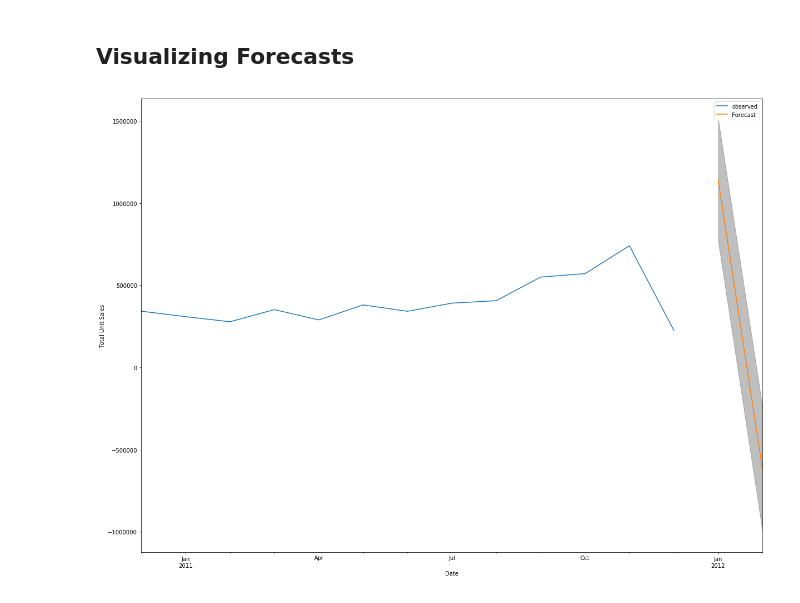
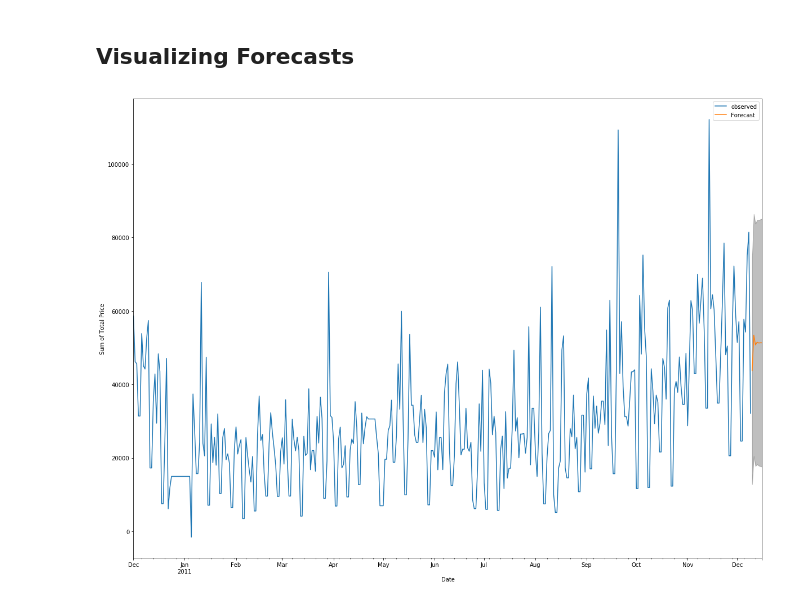
Before and after one commit to prideloki/til-arima-online-retail, a Jupyter notebook: online-retail-ARIMA.ipynb, the cells around one changed output. Saved outputs shown, nothing was run; the diff lists cells and outputs as text; code cells hidden in the pictures.

```diff
--- a/online-retail-ARIMA.ipynb
+++ b/online-retail-ARIMA.ipynb
@@ -53,6 +53,7 @@ online_retail.head()
 | 4 | 536365 | 84029E | RED WOOLLY HOTTIE WHITE HEART. | 6 | 2010-12-01 08:26:00 | 3.39 | 17850.0 | United Kingdom |
 # %%
 online_retail['InvoiceDate'] = online_retail['InvoiceDate'].astype('datetime64[ns]')
+online_retail['TotalPrice'] = online_retail['Quantity'] * online_retail['UnitPrice']
 # %%
 online_retail.head()
 # %% [output]
@@ -108,4 +110,4 @@ online_retail[online_retail['CustomerID'].isnull()]
 online_retail.set_index('InvoiceDate', inplace=True)
 # %%
 # http://pandas.pydata.org/pandas-docs/stable/timeseries.html#offset-aliases
-y = online_retail['Quantity'].resample('MS').sum()
+y = online_retail['TotalPrice'].resample('D').sum()
@@ -305,23 +317,23 @@ The dynamic forecast results lower MSE than the one-step ahead
 # %% [markdown]
 ## Visualizing Forecasts
 # %%
-pred_uc = results.get_forecast(steps=2)
+pred_uc = results.get_forecast(steps=7)
 
 pred_ci = pred_uc.conf_int()
 # %%
 ax = y.plot(label='observed', figsize=(20,15))
 
 pred_uc.predicted_mean.plot(ax=ax, label='Forecast')
 ax.fill_between(pred_ci.index,
                pred_ci.iloc[:, 0],
                pred_ci.iloc[:, 1],
                color='k',
                alpha=.25)
 
 ax.set_xlabel('Date')
-ax.set_ylabel('Total Unit Sales')
+ax.set_ylabel('Sum of Total Price')
 
 plt.legend()
 plt.show()
 # %% [output]
-[figure, old version]
+[figure, new version]
```
Also changed, not shown: parts of 15 cells of this notebook, 1 other file.
